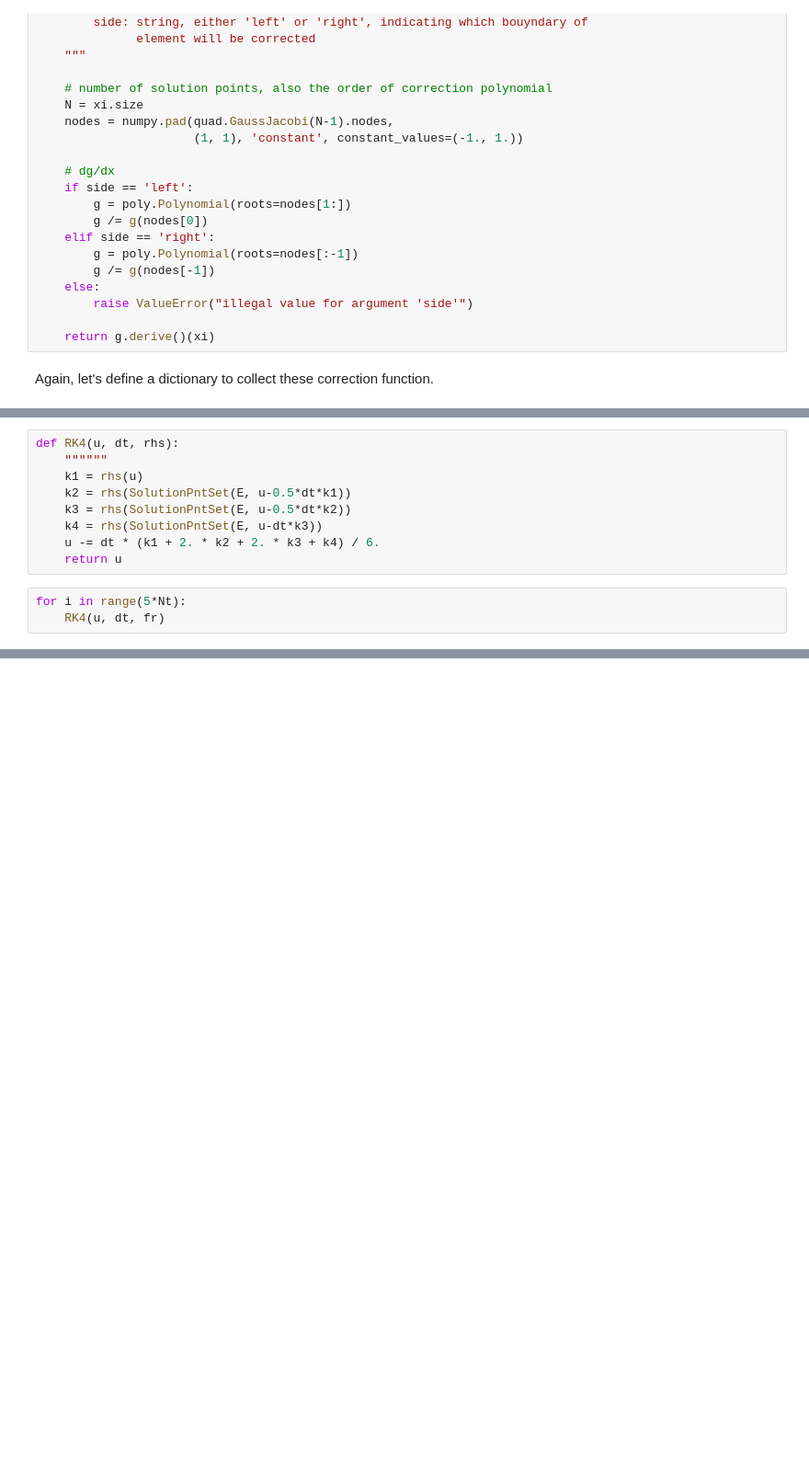
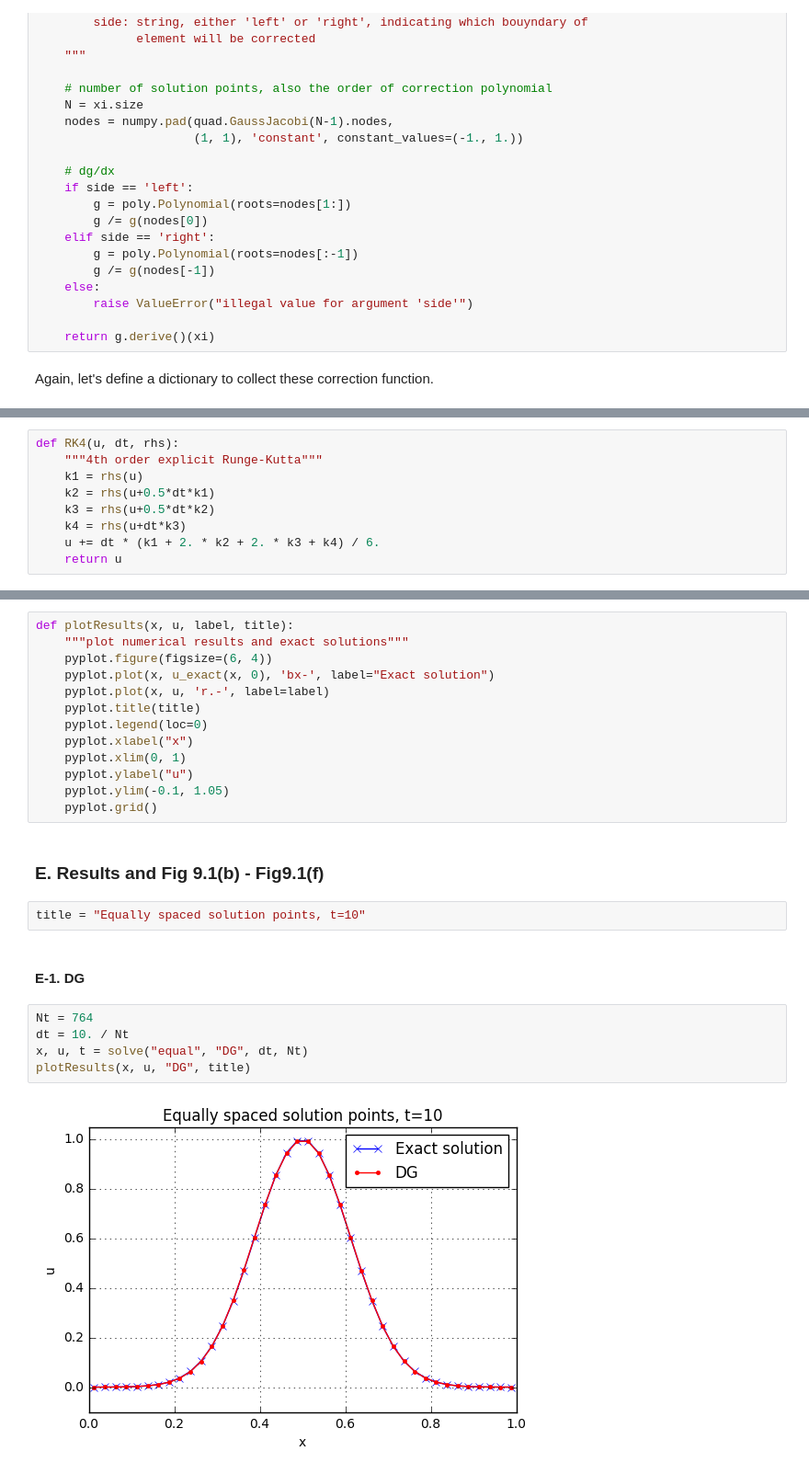
Before and after one commit to piyueh/SEM-Toolbox, a Jupyter notebook: Huynh2007/Fig9.1(b)-(f).ipynb, the cells around one changed output, grey strips where cells are left out. Shown: that part at 92% size. Saved outputs shown, nothing was run; the diff lists cells and outputs as text; blank space fills up the shorter version.

```diff
--- a/Huynh2007/Fig9.1(b)-(f).ipynb
+++ b/Huynh2007/Fig9.1(b)-(f).ipynb
@@ -635,12 +382,9 @@ fr = FR1D(flux, E, config)
 # %%
 def RK4(u, dt, rhs):
-    """"""
+    """4th order explicit Runge-Kutta"""
     k1 = rhs(u)
-    k2 = rhs(SolutionPntSet(E, u-0.5*dt*k1))
-    k3 = rhs(SolutionPntSet(E, u-0.5*dt*k2))
-    k4 = rhs(SolutionPntSet(E, u-dt*k3))
-    u -= dt * (k1 + 2. * k2 + 2. * k3 + k4) / 6.
+    k2 = rhs(u+0.5*dt*k1)
+    k3 = rhs(u+0.5*dt*k2)
+    k4 = rhs(u+dt*k3)
+    u += dt * (k1 + 2. * k2 + 2. * k3 + k4) / 6.
     return u
-# %%
-for i in range(5*Nt):
-    RK4(u, dt, fr)
@@ -652,0 +495,26 @@ pyplot.plot(E.x, u)
+# %%
+def plotResults(x, u, label, title):
+    """plot numerical results and exact solutions"""
+    pyplot.figure(figsize=(6, 4))
+    pyplot.plot(x, u_exact(x, 0), 'bx-', label="Exact solution")
+    pyplot.plot(x, u, 'r.-', label=label)
+    pyplot.title(title)
+    pyplot.legend(loc=0)
+    pyplot.xlabel("x")
+    pyplot.xlim(0, 1)
+    pyplot.ylabel("u")
+    pyplot.ylim(-0.1, 1.05)
+    pyplot.grid()
+# %% [markdown]
+### E. Results and Fig 9.1(b) - Fig9.1(f)
+# %%
+title = "Equally spaced solution points, t=10"
+# %% [markdown]
+#### E-1. DG
+# %%
+Nt = 764
+dt = 10. / Nt
+x, u, t = solve("equal", "DG", dt, Nt)
+plotResults(x, u, "DG", title)
+# %% [output]
+[figure, added]
```
Also changed, not shown: parts of 28 cells of this notebook.
